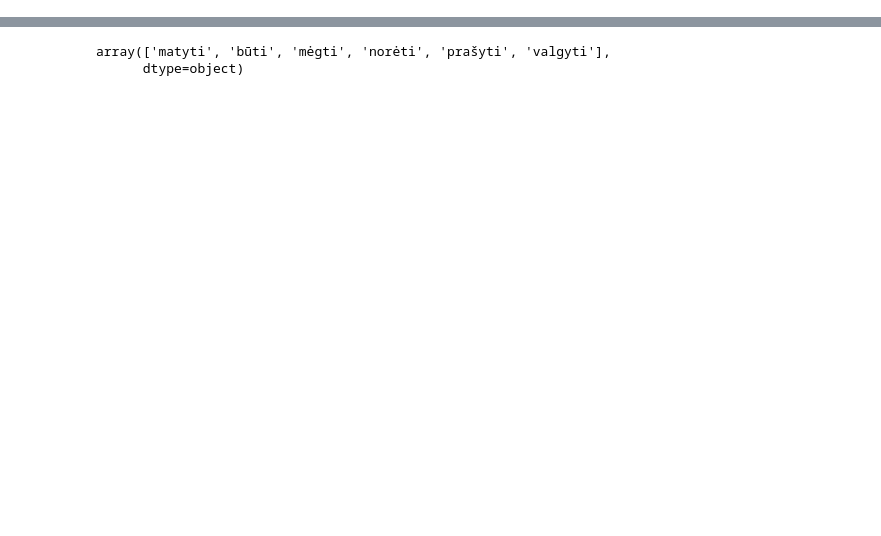
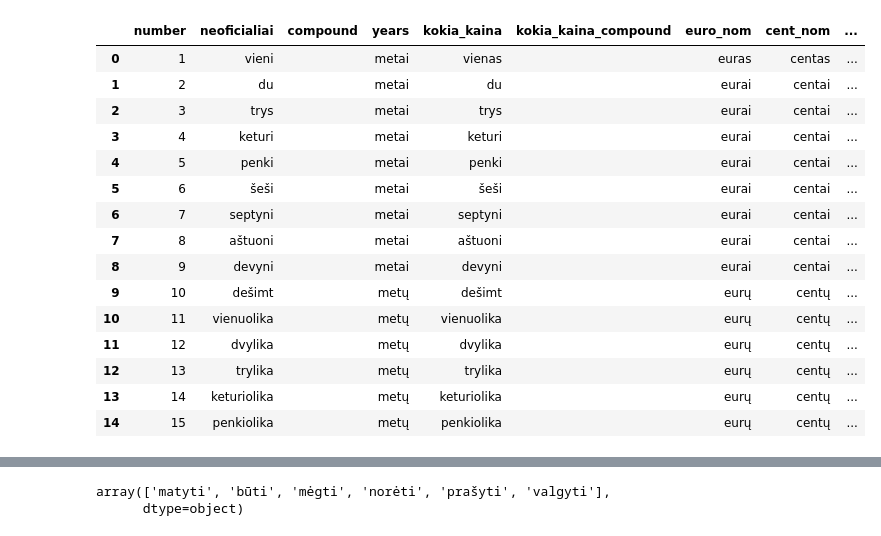
Before and after one commit to jbwhit/lithuanianapp, a Jupyter notebook: gsheet.ipynb, the cells around one changed output, grey strips where cells are left out. Drawn from its saved outputs; the diff is of its cells as text; code cells hidden in the pictures; blank space fills up the shorter version.

```diff
--- a/gsheet.ipynb
+++ b/gsheet.ipynb
@@ -91,0 +38,17 @@ dataframes['verb-conjugation']
+# %%
+# Print the sheet names and DataFrames
+for sheet_name, df in dataframes.items():
+    sheet_name = sheet_name.replace("-", "_")
+    print(f"Sheet Name: {sheet_name}")
+    df.to_parquet(f"{sheet_name}.parquet")
+
+nouns = pd.read_parquet("nouns.parquet")
+sentence_templates = pd.read_parquet("sentence_templates.parquet")
+adjectives = pd.read_parquet("adjectives.parquet")
+pronouns = pd.read_parquet("pronouns.parquet")
+verb_information = pd.read_parquet("verb_information.parquet")
+verb_conjugation = pd.read_parquet("verb_conjugation.parquet")
+nouns_with = pd.read_parquet("nouns_with.parquet")
+questions = pd.read_parquet("questions.parquet")
+numbers = pd.read_parquet("numbers.parquet")
+nouns_with_extra = pd.read_parquet("nouns_with_extra.parquet")
@@ -91,0 +66,19 @@ dataframes['verb-conjugation']
+# %%
+numbers.head(15)
+# %% [output]
+|  | number | neoficialiai | compound | years | kokia_kaina | kokia_kaina_compound | euro_nom | cent_nom | ... |
+| 0 | 1 | vieni |  | metai | vienas |  | euras | centas | ... |
+| 1 | 2 | du |  | metai | du |  | eurai | centai | ... |
+| 2 | 3 | trys |  | metai | trys |  | eurai | centai | ... |
+| 3 | 4 | keturi |  | metai | keturi |  | eurai | centai | ... |
+| 4 | 5 | penki |  | metai | penki |  | eurai | centai | ... |
+| 5 | 6 | šeši |  | metai | šeši |  | eurai | centai | ... |
+| 6 | 7 | septyni |  | metai | septyni |  | eurai | centai | ... |
+| 7 | 8 | aštuoni |  | metai | aštuoni |  | eurai | centai | ... |
+| 8 | 9 | devyni |  | metai | devyni |  | eurai | centai | ... |
+| 9 | 10 | dešimt |  | metų | dešimt |  | eurų | centų | ... |
+| 10 | 11 | vienuolika |  | metų | vienuolika |  | eurų | centų | ... |
+| 11 | 12 | dvylika |  | metų | dvylika |  | eurų | centų | ... |
+| 12 | 13 | trylika |  | metų | trylika |  | eurų | centų | ... |
+| 13 | 14 | keturiolika |  | metų | keturiolika |  | eurų | centų | ... |
+| 14 | 15 | penkiolika |  | metų | penkiolika |  | eurų | centų | ... |
```
Also changed, not shown: parts of 59 cells of this notebook.
